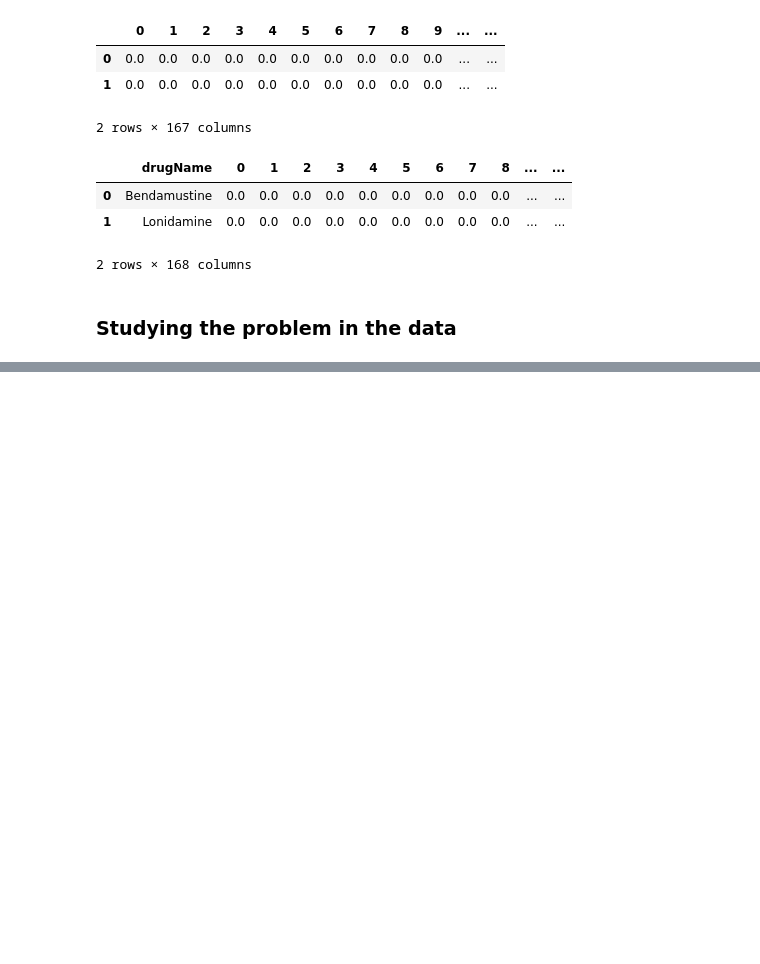
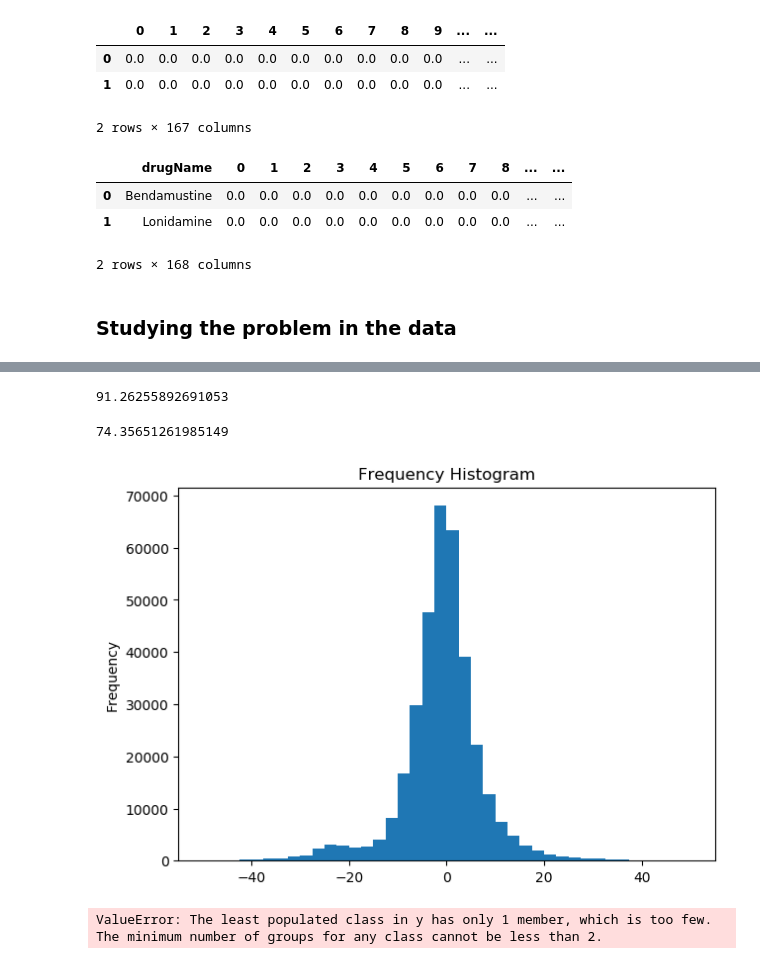
Before and after one commit to stefanhuber1510/marbleProject, a Jupyter notebook: featureSelection/dataStudy.ipynb, the cells around one changed output, grey strips where cells are left out. Cells and saved outputs as stored; diff of their text form; code cells hidden in the pictures; blank space fills up the shorter version.

```diff
--- a/featureSelection/dataStudy.ipynb
+++ b/featureSelection/dataStudy.ipynb
@@ -94,0 +307,5 @@ PRETTYFY - make notes for experiements, explain what does what and why
+# %%
+dataSetAltern = dataSmiles[["Drug1","ZIP","Bliss","Loewe"]]
+dataSetAltern = dataSetAltern.reset_index().drop(columns="index")
+print(len(dataSetAltern)," records")
+dataSetAltern.head(2)
@@ -94,0 +317,14 @@ PRETTYFY - make notes for experiements, explain what does what and why
+# %%
+with open('./pickles/drugMACCS.pkl', 'rb') as inp:
+    drugMACCSAlt = pickle.load(inp)
+drugMACCSAlt["drugName"] = drugMACCSAlt["drugName"].str.lower()
+drugMACCSAlt.set_index("drugName",inplace=True)
+
+#drop low variance features
+dropSet = []
+for i in range(167):
+    if (np.mean(drugMACCSAlt[i]) < 0.23) | (np.mean(drugMACCSAlt[i]) > 0.8):
+        dropSet.append(i)
+len(dropSet)
+drugMACCSAlt.drop(columns=dropSet,inplace=True)
+drugMACCSAlt.head(2)
@@ -94,0 +337,4 @@ PRETTYFY - make notes for experiements, explain what does what and why
+# %%
+dataMACCSAlt = dataSetAltern.join(drugMACCSAlt,on="Drug1",how="left")
+dataMACCSAlt.dropna(inplace=True)
+dataMACCSAlt.head(2)
@@ -94,0 +346,36 @@ PRETTYFY - make notes for experiements, explain what does what and why
+# %%
+X = dataMACCSAlt.iloc[:,4:]
+Y = dataMACCSAlt.iloc[:,1] # change here 1: ZIP, 2:Bliss, 3:Loewe
+
+X_train,x_test,Y_train,y_test = train_test_split(X,Y,test_size=0.3)#stratify=Y
+
+regressor = DecisionTreeRegressor()
+regressor.fit(X_train,Y_train)
+
+np.mean(abs(regressor.predict(x_test)-y_test)) # ZIP error with just 1 variable: ~95
+# %% [output]
+91.26255892691053
+# %%
+np.mean(abs(regressor.predict(X_train)-Y_train))
+# %% [output]
+74.35651261985149
+# %%
+import matplotlib.pyplot as plt
+%matplotlib inline
+plt.rcParams.update({'figure.figsize':(7,5), 'figure.dpi':100})
+
+# Plot Histogram on x
+plt.hist(Y[(Y<50) & (Y>-50)],bins=40)
+plt.gca().set(title='Frequency Histogram', ylabel='Frequency');
+# %% [output]
+[figure, added]
+# %%
+# Stratification on categorical values ==> cell lines rather than numerical things
+
+sss = StratifiedShuffleSplit(n_splits=5, test_size=0.5, random_state=0)
+for train_index, test_index in sss.split(X, Y):
+    print("TRAIN:", train_index, "TEST:", test_index)
+    X_train, X_test = X[train_index], X[test_index]
+    y_train, y_test = y[train_index], y[test_index]
+# %% [output]
+ValueError: The least populated class in y has only 1 member, which is too few. The minimum number of groups for any class cannot be less than 2.
```
Also changed, not shown: parts of 28 cells of this notebook, 2 other files.
